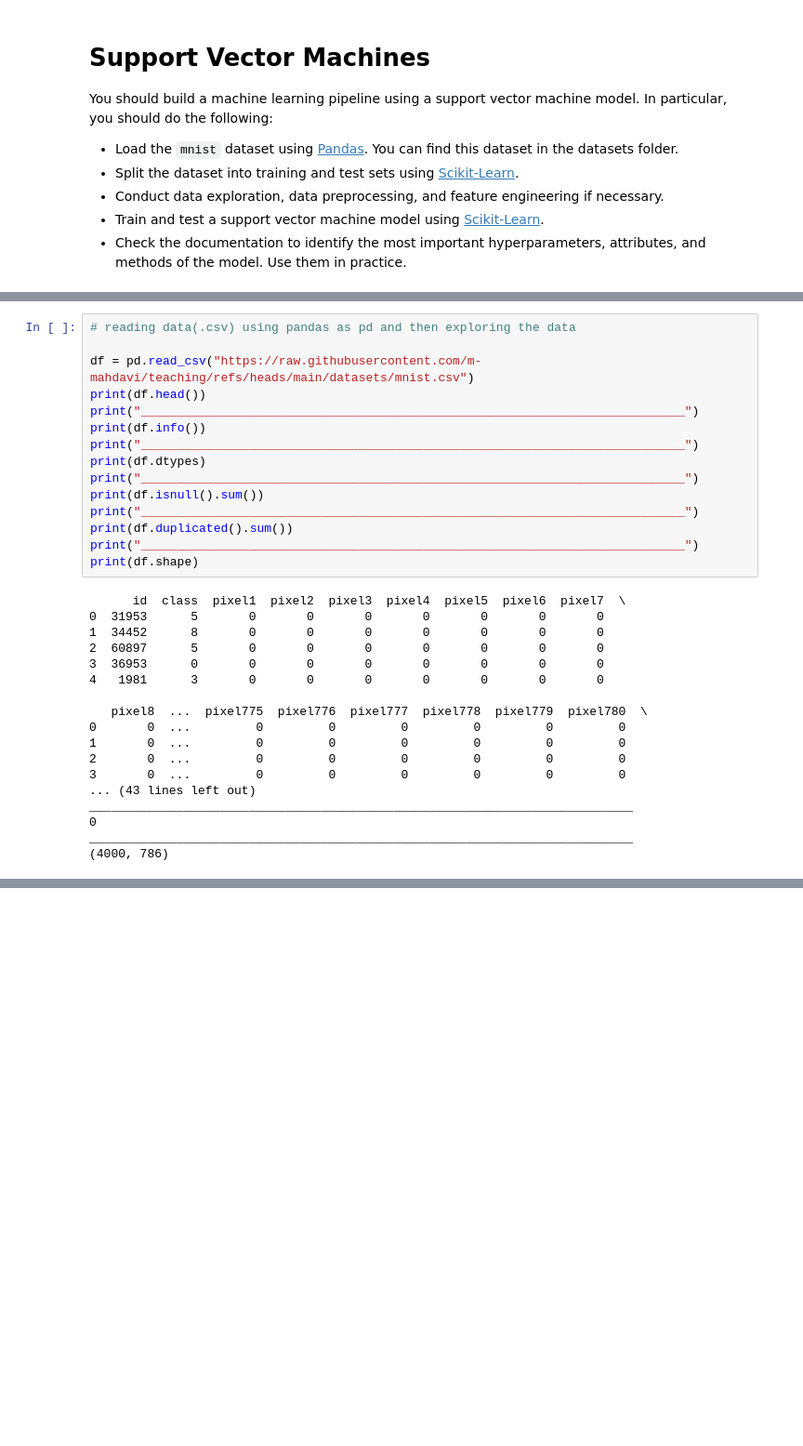
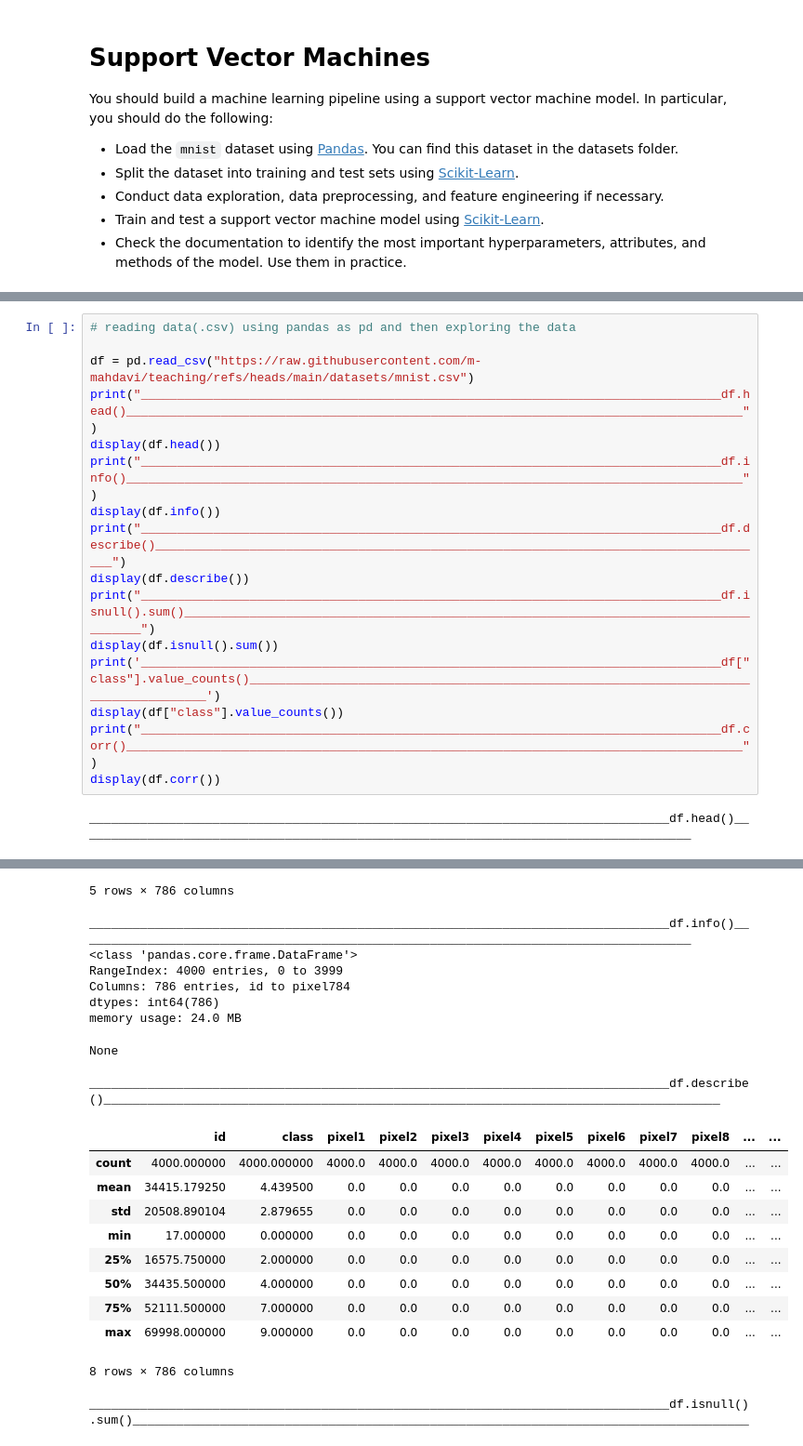
Before and after one commit to NavjotJabbal/gisma, a Jupyter notebook: exercises/machine-learning/supervised-learning/support_vector_machines.ipynb, the cells around one changed output, grey strips where cells are left out. Shown at 93% size. Saved outputs shown, nothing was run; the diff lists cells and outputs as text; blank space fills up the shorter version.

```diff
--- a/exercises/machine-learning/supervised-learning/support_vector_machines.ipynb
+++ b/exercises/machine-learning/supervised-learning/support_vector_machines.ipynb
@@ -19,32 +21,17 @@ import numpy as np # used to  get random number for matplotlib
 # reading data(.csv) using pandas as pd and then exploring the data
 
 df = pd.read_csv("https://raw.githubusercontent.com/m-mahdavi/teaching/refs/heads/main/datasets/mnist.csv")
-print(df.head())
-print("___________________________________________________________________________")
-print(df.info())
-print("___________________________________________________________________________")
-print(df.dtypes)
-print("___________________________________________________________________________")
-print(df.isnull().sum())
-print("___________________________________________________________________________")
-print(df.duplicated().sum())
-print("___________________________________________________________________________")
-print(df.shape)
+print("________________________________________________________________________________df.head()_____________________________________________________________________________________")
+display(df.head())
+print("________________________________________________________________________________df.info()_____________________________________________________________________________________")
+display(df.info())
+print("________________________________________________________________________________df.describe()_____________________________________________________________________________________")
+display(df.describe())
+print("________________________________________________________________________________df.isnull().sum()_____________________________________________________________________________________")
+display(df.isnull().sum())
+print('________________________________________________________________________________df["class"].value_counts()_____________________________________________________________________________________')
+display(df["class"].value_counts())
+print("________________________________________________________________________________df.corr()_____________________________________________________________________________________")
+display(df.corr())
 # %% [output]
-      id  class  pixel1  pixel2  pixel3  pixel4  pixel5  pixel6  pixel7  \
-0  31953      5       0       0       0       0       0       0       0
-1  34452      8       0       0       0       0       0       0       0
-2  60897      5       0       0       0       0       0       0       0
-3  36953      0       0       0       0       0       0       0       0
-4   1981      3       0       0       0       0       0       0       0
-
-   pixel8  ...  pixel775  pixel776  pixel777  pixel778  pixel779  pixel780  \
-0       0  ...         0         0         0         0         0         0
-1       0  ...         0         0         0         0         0         0
-2       0  ...         0         0         0         0         0         0
-3       0  ...         0         0         0         0         0         0
-... (43 lines left out)
-___________________________________________________________________________
-0
-___________________________________________________________________________
-(4000, 786)
+________________________________________________________________________________df.head()_____________________________________________________________________________________
@@ -50,0 +44,20 @@ ___________________________________________________________________________
+5 rows × 786 columns
+________________________________________________________________________________df.info()_____________________________________________________________________________________
+<class 'pandas.core.frame.DataFrame'>
+RangeIndex: 4000 entries, 0 to 3999
+Columns: 786 entries, id to pixel784
+dtypes: int64(786)
+memory usage: 24.0 MB
+None
+________________________________________________________________________________df.describe()_____________________________________________________________________________________
+|  | id | class | pixel1 | pixel2 | pixel3 | pixel4 | pixel5 | pixel6 | pixel7 | pixel8 | ... | ... |
+| count | 4000.000000 | 4000.000000 | 4000.0 | 4000.0 | 4000.0 | 4000.0 | 4000.0 | 4000.0 | 4000.0 | 4000.0 | ... | ... |
+| mean | 34415.179250 | 4.439500 | 0.0 | 0.0 | 0.0 | 0.0 | 0.0 | 0.0 | 0.0 | 0.0 | ... | ... |
+| std | 20508.890104 | 2.879655 | 0.0 | 0.0 | 0.0 | 0.0 | 0.0 | 0.0 | 0.0 | 0.0 | ... | ... |
+| min | 17.000000 | 0.000000 | 0.0 | 0.0 | 0.0 | 0.0 | 0.0 | 0.0 | 0.0 | 0.0 | ... | ... |
+| 25% | 16575.750000 | 2.000000 | 0.0 | 0.0 | 0.0 | 0.0 | 0.0 | 0.0 | 0.0 | 0.0 | ... | ... |
+| 50% | 34435.500000 | 4.000000 | 0.0 | 0.0 | 0.0 | 0.0 | 0.0 | 0.0 | 0.0 | 0.0 | ... | ... |
+| 75% | 52111.500000 | 7.000000 | 0.0 | 0.0 | 0.0 | 0.0 | 0.0 | 0.0 | 0.0 | 0.0 | ... | ... |
+| max | 69998.000000 | 9.000000 | 0.0 | 0.0 | 0.0 | 0.0 | 0.0 | 0.0 | 0.0 | 0.0 | ... | ... |
+8 rows × 786 columns
+________________________________________________________________________________df.isnull().sum()_____________________________________________________________________________________
```
Also changed, not shown: parts of 8 cells of this notebook.
